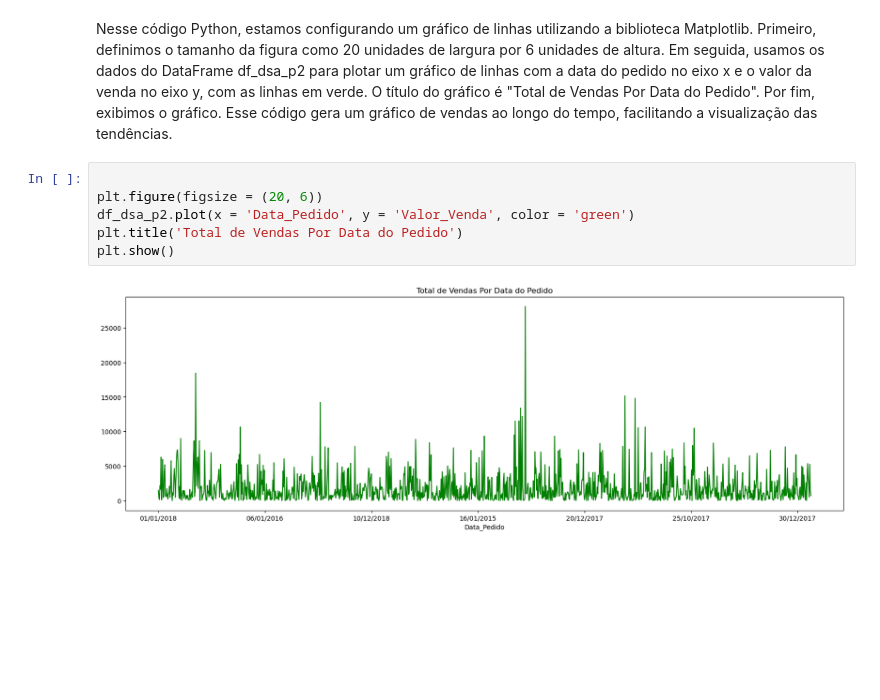
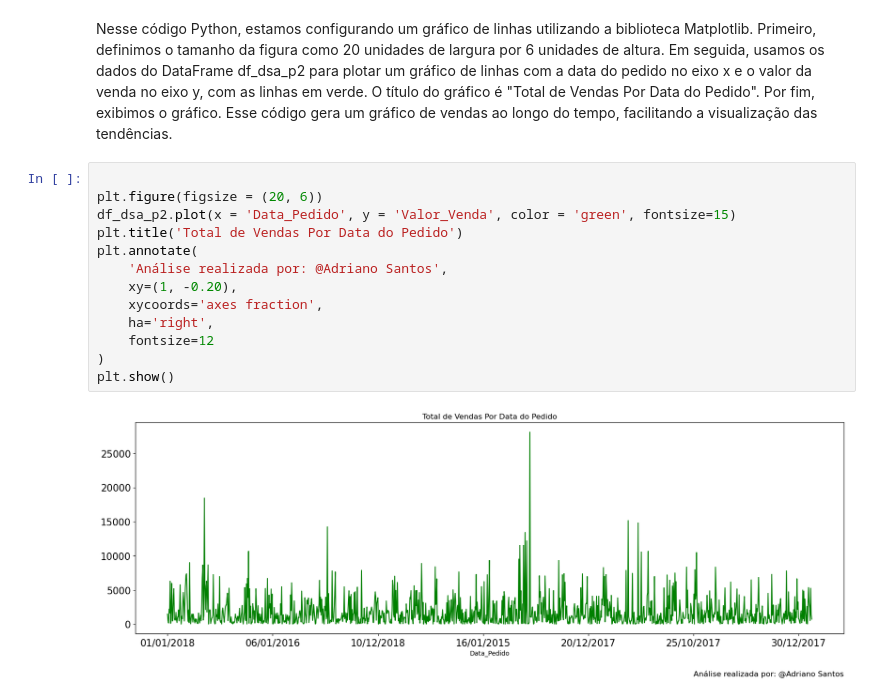
Before and after one commit to Adriano1976/Data-Science-Analysis, a Jupyter notebook: Data-Analysis-Instruments/Estudo-de-Caso-Varejo.ipynb, the cells around one changed output. Drawn from its saved outputs; the diff is of its cells as text; blank space fills up the shorter version.

```diff
--- a/Data-Analysis-Instruments/Estudo-de-Caso-Varejo.ipynb
+++ b/Data-Analysis-Instruments/Estudo-de-Caso-Varejo.ipynb
@@ -248,8 +258,15 @@ Nesse código Python, estamos configurando um gráfico de linhas utilizando a bi
 # %%
 
 plt.figure(figsize = (20, 6))
-df_dsa_p2.plot(x = 'Data_Pedido', y = 'Valor_Venda', color = 'green')
+df_dsa_p2.plot(x = 'Data_Pedido', y = 'Valor_Venda', color = 'green', fontsize=15)
 plt.title('Total de Vendas Por Data do Pedido')
+plt.annotate(
+    'Análise realizada por: @Adriano Santos',
+    xy=(1, -0.20),
+    xycoords='axes fraction',
+    ha='right',
+    fontsize=12
+)
 plt.show()
 # %% [output]
-[figure, old version]
+[figure, new version]
```
Also changed, not shown: parts of 111 cells of this notebook.
